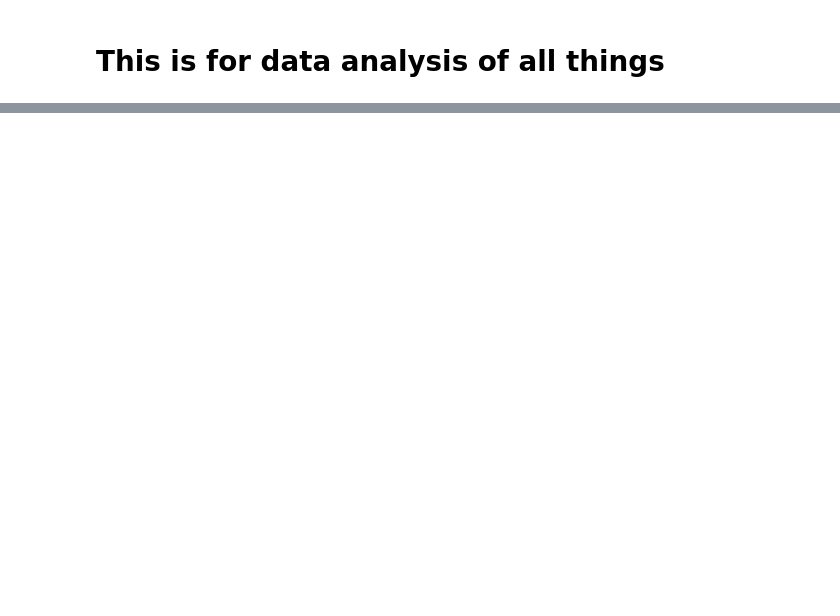
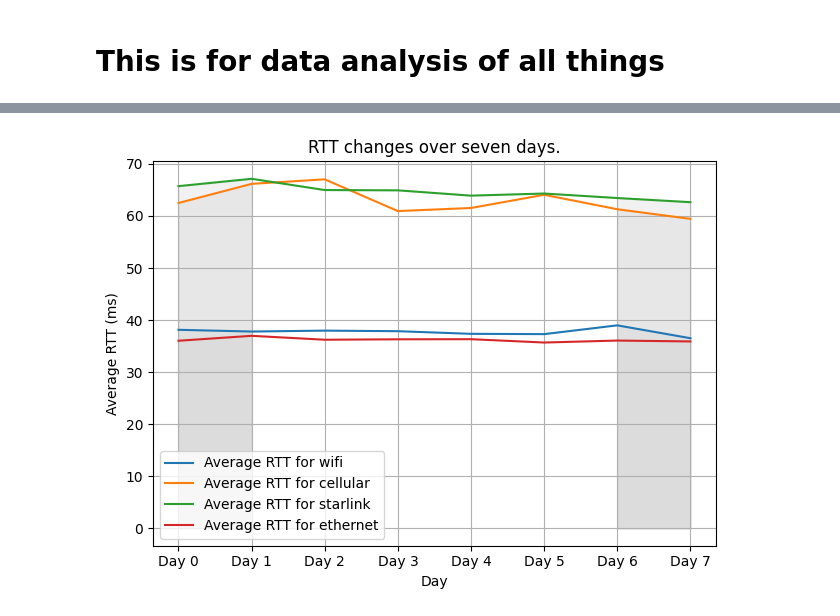
Before and after one commit to amritanshusikdar/cmb-assignment-3, a Jupyter notebook: data_analysis.ipynb, the cells around one changed output, grey strips where cells are left out. Drawn from its saved outputs; the diff is of its cells as text; code cells hidden in the pictures; blank space fills up the shorter version.

```diff
--- a/data_analysis.ipynb
+++ b/data_analysis.ipynb
@@ -71,3 +81,64 @@ KeyError: 'Column not found: rtt'
+# %%
+'''
+Plot the rtt over the course of a day for each access technology.
+'''
+# Replace -1 values with NaN
+df_probes_measurement_joined.replace(-1, np.nan, inplace=True)
+
+# Calculate average ignoring NaN values
+df_probes_measurement_joined['average_rtt'] = df_probes_measurement_joined[['rtt1', 'rtt2', 'rtt3']].mean(axis=1)
+
+# Convert the timestamp to datetime and append to df
+df_probes_measurement_joined['datetime'] = pd.to_datetime(df_probes_measurement_joined['timestamp'], unit='s')
+
+# Extracting the day of the week
+df_probes_measurement_joined['day_of_week'] = df_probes_measurement_joined['datetime'].dt.dayofweek
+
+# Extracting the day of the year
+df_probes_measurement_joined['day'] = df_probes_measurement_joined['datetime'].dt.dayofyear
+
+technologies = df_probes_measurement_joined['type_x'].unique()
+
+# Plot the RTT changes for each technology
+fig, axs = plt.subplots(1, 1)
+
+for i, tech in enumerate(technologies):
+    # Filter the DataFrame by technology
+    df_tech = df_probes_measurement_joined[df_probes_measurement_joined['type_x'] == tech]
+
+    # Group by day and calculate the average RTT
+    avg_rtt_by_day = df_tech.groupby('day')['average_rtt'].mean()
+
+    # Color weekends differently
+    weekend_color = 'lightgray'
+    colors = ['blue' if df_tech['day_of_week'].iloc[0] < 5 else weekend_color for _ in range(len(avg_rtt_by_day))]
+
+    axs.plot(avg_rtt_by_day.index, avg_rtt_by_day.values, label=f'Average RTT for {tech}')
+
+    # Find weekend days and fill the corresponding areas
+    weekend_indices = df_tech[df_tech['day_of_week'] >= 5]['day'].unique()
+    for weekend_index in weekend_indices:
+        weekend_start = avg_rtt_by_day.index.get_loc(weekend_index)
+        if weekend_start > 0:
+            axs.fill_between(avg_rtt_by_day.index[weekend_start - 1:weekend_start + 1],
+                             avg_rtt_by_day.values[weekend_start - 1:weekend_start + 1],
+                             color=weekend_color, alpha=0.3)
+
+    axs.set_title(f'RTT changes over seven days.')
+    axs.set_xlabel('Day')
+    axs.set_ylabel('Average RTT (ms)')
+    axs.legend()
+    axs.grid(True)
+
+# Set x-axis ticks as "Day 0", "Day 1", "Day 2", etc.
+day_labels = [f'Day {i}' for i in range(len(avg_rtt_by_day))]
+axs.set_xticks(avg_rtt_by_day.index)
+axs.set_xticklabels(day_labels)
+
+plt.tight_layout()
+plt.show()
+# %% [output]
+[figure, added]
 # %%
 '''
 Get all the probes which are in the probe to datacenter mapping but did not appear in the measured data.
```
Also changed, not shown: parts of 10 cells of this notebook.
